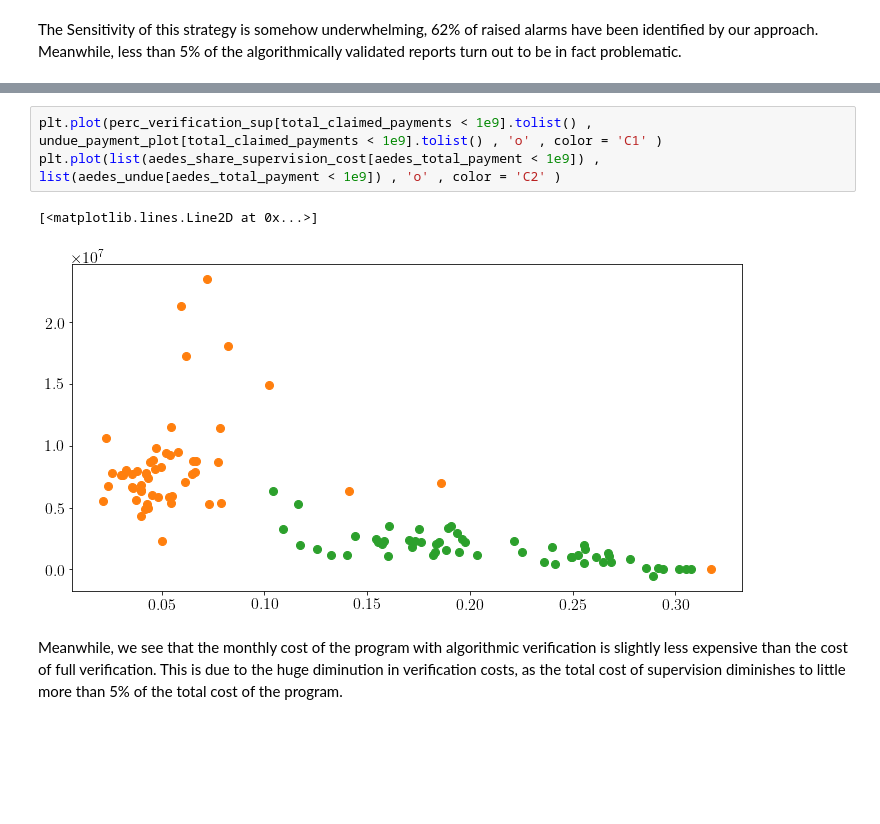
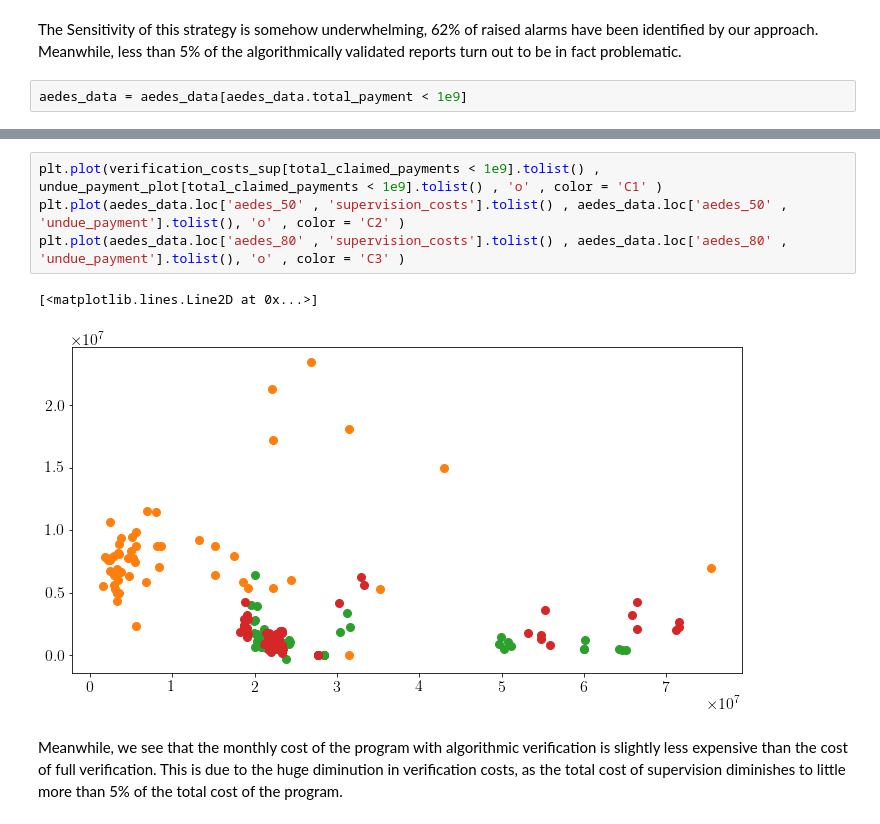
Before and after one commit to grlurton/orbf_data_validation, a Jupyter notebook: notebooks/reporting/Analysis.ipynb, the cells around one changed output, grey strips where cells are left out. Drawn from its saved outputs; the diff is of its cells as text; blank space fills up the shorter version.

```diff
--- a/notebooks/reporting/Analysis.ipynb
+++ b/notebooks/reporting/Analysis.ipynb
@@ -316,6 +338,8 @@ Strategy Sensitivity : 0.619144602851
 Strategy Negative Predictive Value : 0.954965079875
 # %% [markdown]
 The Sensitivity of this strategy is somehow underwhelming, 62% of raised alarms have been identified by our approach. Meanwhile, less than 5% of the algorithmically validated reports turn out to be in fact problematic.
+# %%
+aedes_data = aedes_data[aedes_data.total_payment < 1e9]
 # %%
 payments_sup = out_df.groupby(level = 1).validated_payment.sum()
 verification_costs_sup = out_df.groupby(level = 1).sup_alarm.sum() * mean_supervision_cost
@@ -357,9 +385,10 @@ axarr[1,1].set_title('Amount of Undue Payment')
 # %%
-plt.plot(perc_verification_sup[total_claimed_payments < 1e9].tolist() , undue_payment_plot[total_claimed_payments < 1e9].tolist() , 'o' , color = 'C1' )
-plt.plot(list(aedes_share_supervision_cost[aedes_total_payment < 1e9]) , list(aedes_undue[aedes_total_payment < 1e9]) , 'o' , color = 'C2' )
+plt.plot(verification_costs_sup[total_claimed_payments < 1e9].tolist() , undue_payment_plot[total_claimed_payments < 1e9].tolist() , 'o' , color = 'C1' )
+plt.plot(aedes_data.loc['aedes_50' , 'supervision_costs'].tolist() , aedes_data.loc['aedes_50' , 'undue_payment'].tolist(), 'o' , color = 'C2' )
+plt.plot(aedes_data.loc['aedes_80' , 'supervision_costs'].tolist() , aedes_data.loc['aedes_80' , 'undue_payment'].tolist(), 'o' , color = 'C3' )
 # %% [output]
 [<matplotlib.lines.Line2D at 0x...>]
-[figure, old version]
+[figure, new version]
 # %% [markdown]
 Meanwhile, we see that the monthly cost of the program with algorithmic verification is slightly less expensive than the cost of full verification. This is due to the huge diminution in verification costs, as the total cost of supervision diminishes to little more than 5% of the total cost of the program.
 # %%
```
Also changed, not shown: parts of 4 cells of this notebook, 1 other file.
